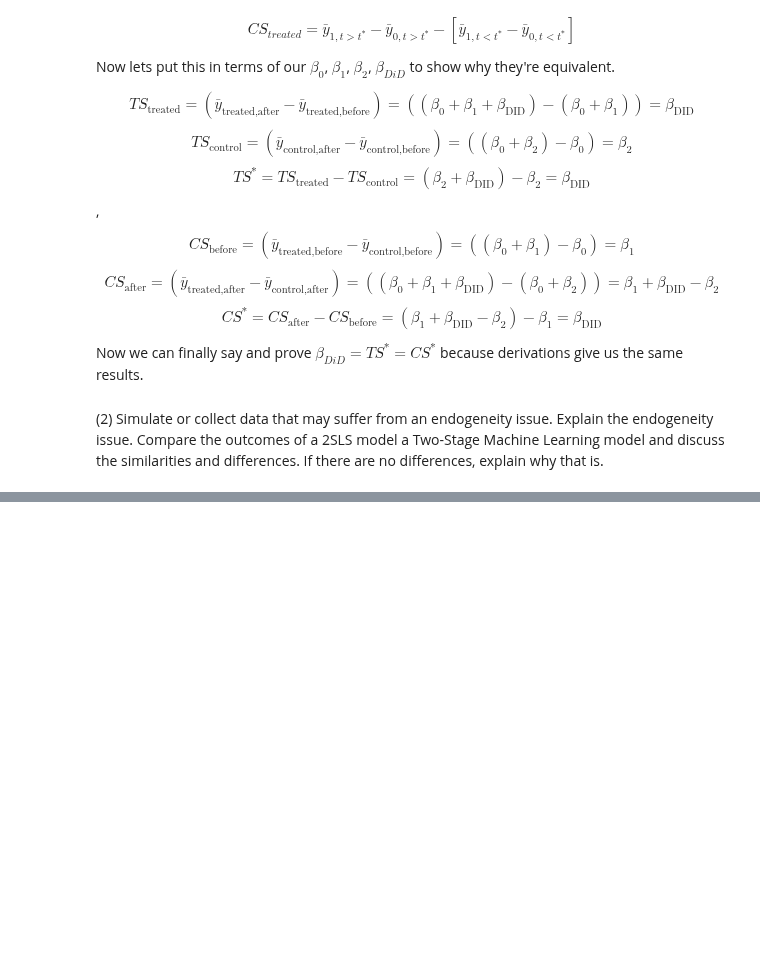
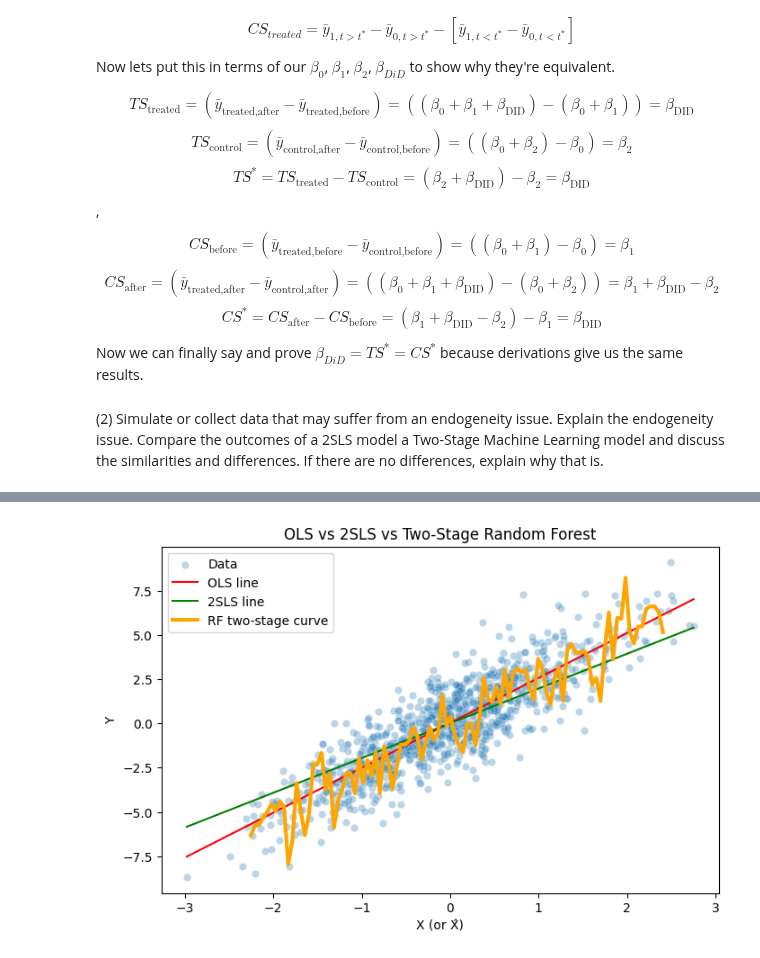
Before and after one commit to IanTaiAhn/econ6550, a Jupyter notebook: colab_assignments/Google_Colab_Assignment_7.ipynb, the cells around one changed output, grey strips where cells are left out. Drawn from its saved outputs; the diff is of its cells as text; code cells hidden in the pictures; blank space fills up the shorter version.

```diff
--- a/colab_assignments/Google_Colab_Assignment_7.ipynb
+++ b/colab_assignments/Google_Colab_Assignment_7.ipynb
@@ -415,0 +312,36 @@ True causal effect of X on Y: β = 3
+# %%
+# Generate x-grid over observed range
+x_grid = np.linspace(df['X'].min(), df['X'].max(), 100)
+x_grid_df = pd.DataFrame({'X': x_grid})
+
+# Create a grid of X_hat values over observed range
+x_grid = np.linspace(test['X_hat'].min(), test['X_hat'].max(), 100).reshape(-1, 1)
+
+# Predict Y using stage-2 Random Forest
+y_grid_pred = rf_stage2.predict(x_grid)
+
+# OLS fitted line
+ols_line = ols_model.predict(sm.add_constant(x_grid_df))
+
+# 2SLS fitted line
+params = iv_model.params
+
+# Handle intercept name flexibly
+intercept_name = 'Intercept' if 'Intercept' in params.index else 'const'
+iv_intercept = params.get(intercept_name, 0)
+iv_slope = params['X']
+iv_line = iv_intercept + iv_slope * x_grid_df['X']
+
+# Plot everything together
+plt.figure(figsize=(8,5))
+sns.scatterplot(x='X', y='Y', data=df, alpha=0.3, label='Data')
+plt.plot(x_grid_df['X'], ols_line, color='red', label='OLS line')
+plt.plot(x_grid_df['X'], iv_line, color='green', label='2SLS line')
+plt.plot(x_grid, y_grid_pred, color='orange', linewidth=3, label='RF two-stage curve')
+plt.xlabel("X (or X̂)")
+plt.ylabel("Y")
+plt.title("OLS vs 2SLS vs Two-Stage Random Forest")
+plt.legend()
+plt.show()
+# %% [output]
+[figure, added]
```
Also changed, not shown: parts of 11 cells of this notebook.
